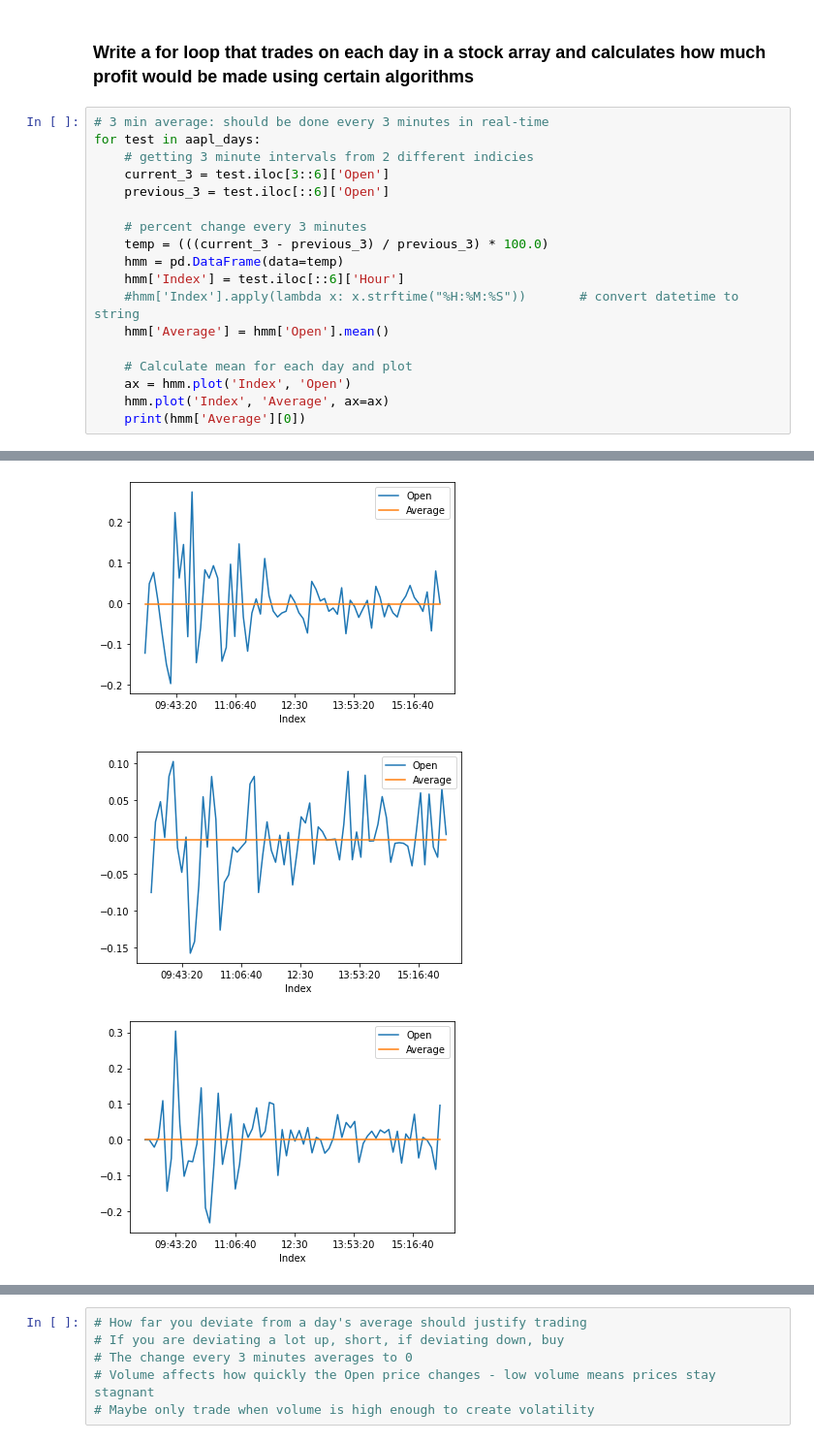
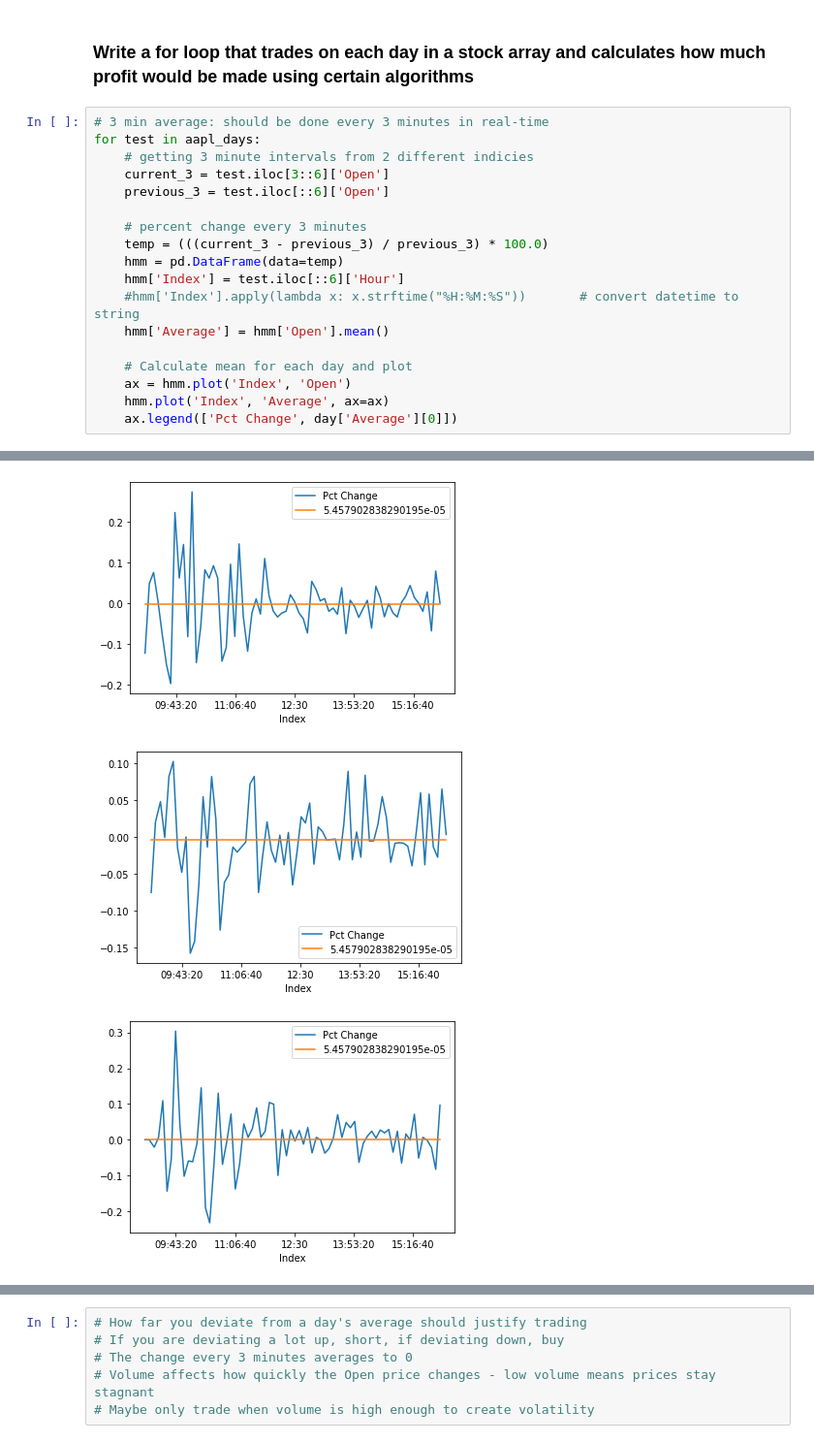
Before and after one commit to PaulDTP/heroku_app, a Jupyter notebook: research.ipynb, the cells around one changed output, grey strips where cells are left out. Shown at 97% size. Drawn from its saved outputs; the diff is of its cells as text.

```diff
--- a/research.ipynb
+++ b/research.ipynb
@@ -66,5 +88,5 @@ for test in aapl_days:
     # Calculate mean for each day and plot
     ax = hmm.plot('Index', 'Open')
     hmm.plot('Index', 'Average', ax=ax)
-    print(hmm['Average'][0])
+    ax.legend(['Pct Change', day['Average'][0]])
 # %% [output]
@@ -84,3 +97,3 @@ for test in aapl_days:
-[figure, old version]
+[figure, new version]
-[figure, old version]
+[figure, new version]
-[figure, old version]
+[figure, new version]
```
Also changed, not shown: parts of 16 cells of this notebook, 12 other files.
